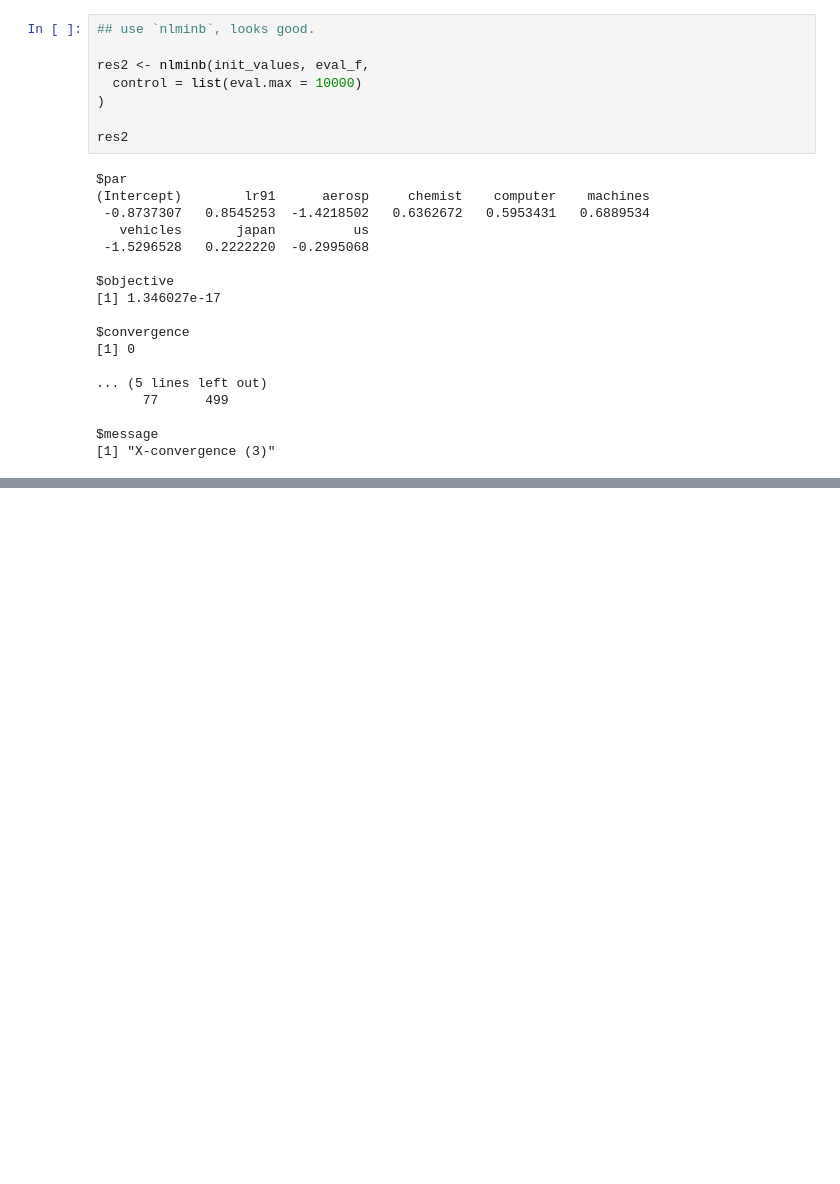
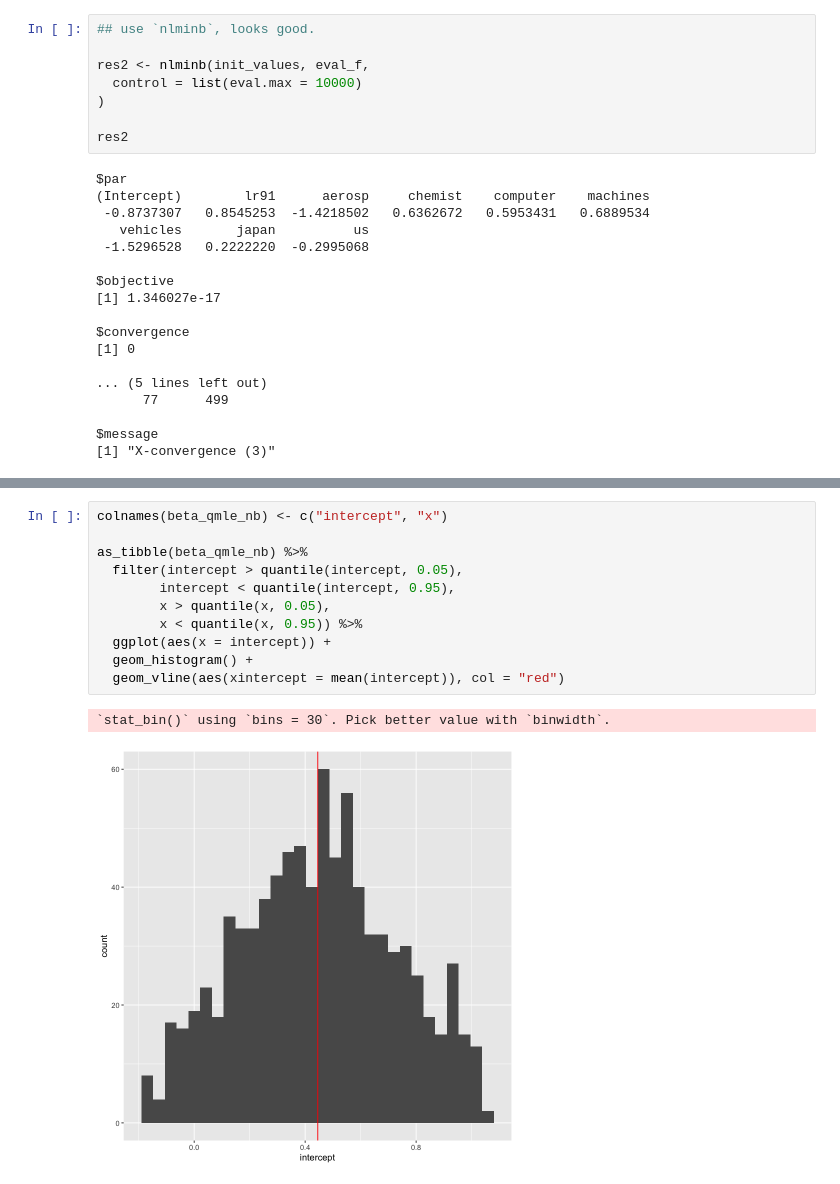
Before and after one commit to AlfredSAM/medium_blogs, a Jupyter notebook: GMM_in_R/GMM_in_R.ipynb, the cells around one changed output, grey strips where cells are left out. Cells and saved outputs as stored; diff of their text form; blank space fills up the shorter version.

```diff
--- a/GMM_in_R/GMM_in_R.ipynb
+++ b/GMM_in_R/GMM_in_R.ipynb
@@ -547,0 +624,14 @@ attached base packages:
+# %%
+colnames(beta_qmle_nb) <- c("intercept", "x")
+
+as_tibble(beta_qmle_nb) %>%
+  filter(intercept > quantile(intercept, 0.05),
+        intercept < quantile(intercept, 0.95),
+        x > quantile(x, 0.05),
+        x < quantile(x, 0.95)) %>%
+  ggplot(aes(x = intercept)) +
+  geom_histogram() +
+  geom_vline(aes(xintercept = mean(intercept)), col = "red")
+# %% [output]
+`stat_bin()` using `bins = 30`. Pick better value with `binwidth`.
+[figure, added]
```
Also changed, not shown: parts of 16 cells of this notebook.
